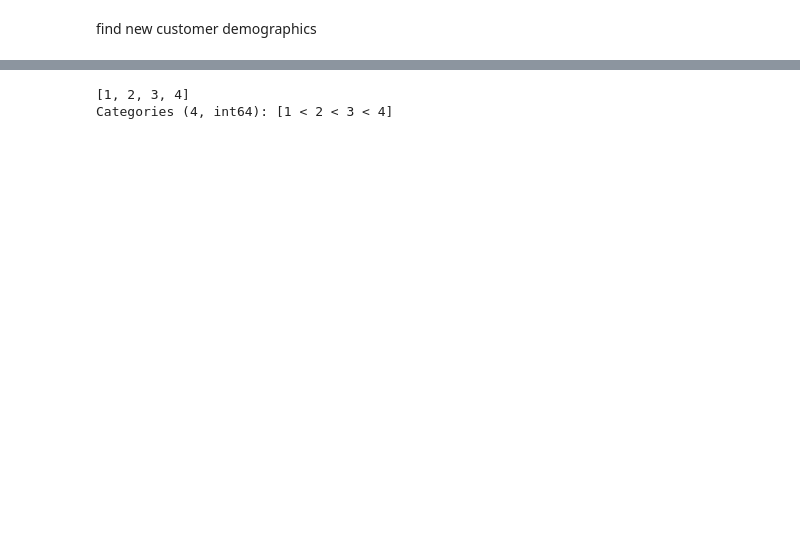
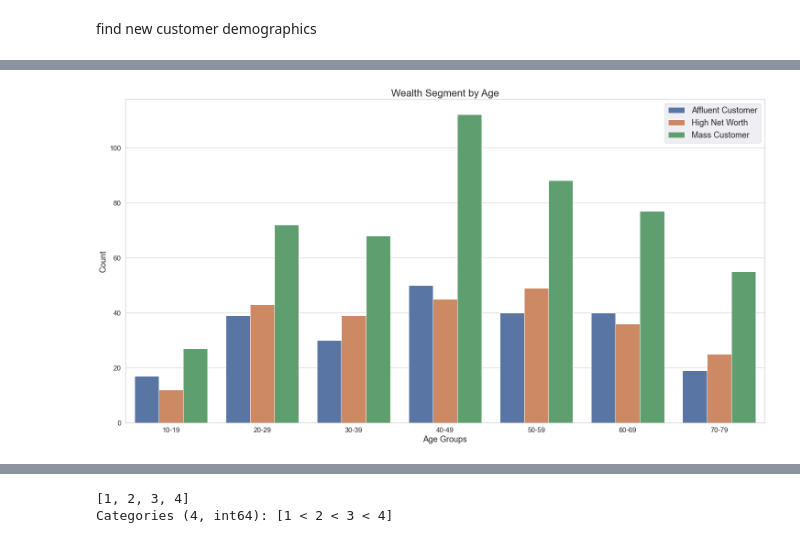
Before and after one commit to daniel8691/Market_strategy_analysis, a Jupyter notebook: Module_two/module_two_dataanalysis.ipynb, the cells around one changed output, grey strips where cells are left out. Cells and saved outputs as stored; diff of their text form; code cells hidden in the pictures; blank space fills up the shorter version.

```diff
--- a/Module_two/module_two_dataanalysis.ipynb
+++ b/Module_two/module_two_dataanalysis.ipynb
@@ -551,0 +689,3 @@ newCustomerList_df
+# %%
+wealth_age_group_df = newCustomerList_df.groupby(['wealth_segment','customer_age_group']).size().reset_index()
+wealth_age_group_df
@@ -551,0 +710,2 @@ newCustomerList_df
+# %%
+wealth_age_group_df.rename(columns={0:"count"},inplace=True)
@@ -551,0 +725,22 @@ newCustomerList_df
+# %%
+sns.set(style="whitegrid")
+g = sns.barplot(x="customer_age_group",
+               y="count",
+               hue="wealth_segment",
+               data = wealth_age_group_df)
+# g = sns.catplot(x="customer_age_group",
+#                 y="count",
+#                 hue="wealth_segment",
+#                 data=wealth_age_group_df,
+#                 kind="bar")
+sns.set(rc={"figure.figsize":(25,13)})
+g.set_title("Wealth Segment by Age", fontsize=22)
+g.set_xlabel("Age Groups", fontsize=18)
+g.set_ylabel("Count",fontsize=18)
+g.tick_params(labelsize=15)
+plt.legend(fontsize=18,title_fontsize=23)
+
+
+plt.savefig("ppt_graphs/new_wealth_segment_by_age.png")
+# %% [output]
+[figure, added]
```
Also changed, not shown: parts of 30 cells of this notebook, 5 other files.
